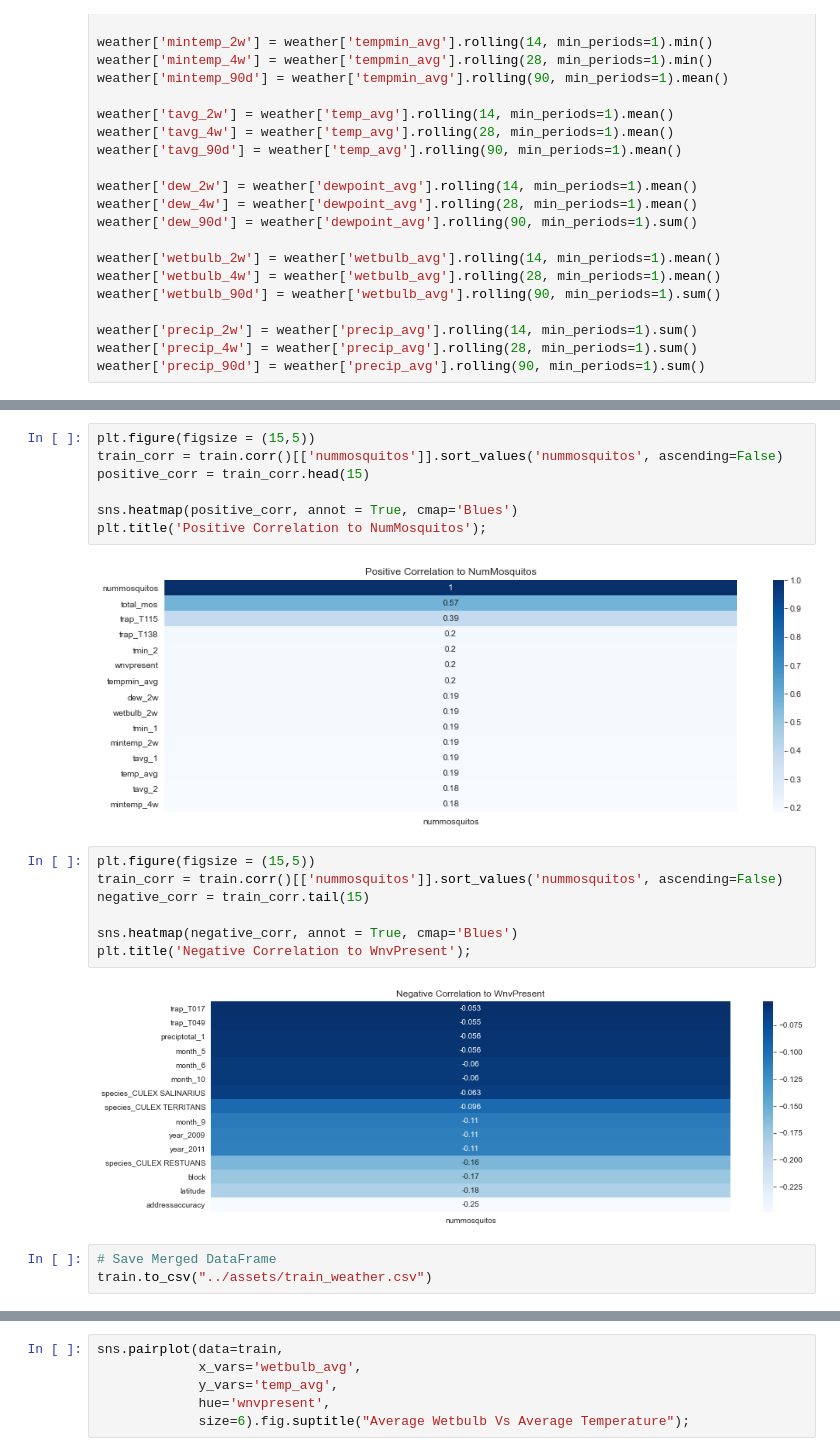
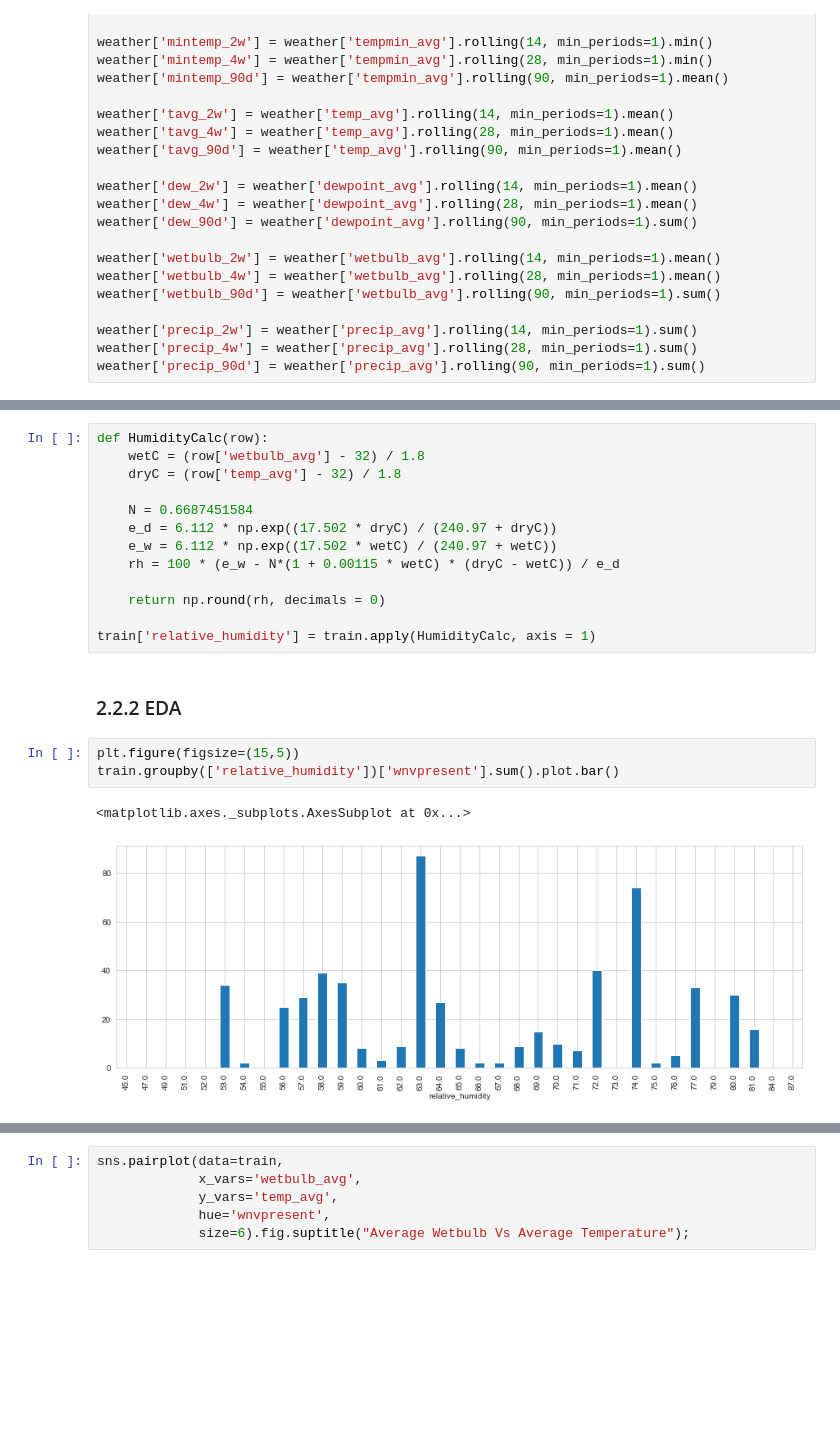
Before and after one commit to chevalier88/GA_Project_4_Advanced_Supervised_Learning, a Jupyter notebook: codes/for merge before master.ipynb, the cells around one changed output, grey strips where cells are left out. Saved outputs shown, nothing was run; the diff lists cells and outputs as text; blank space fills up the shorter version.

```diff
--- a/codes/for merge before master.ipynb
+++ b/codes/for merge before master.ipynb
@@ -871,21 +835,21 @@ plt.title('Negative Correlation to WnvPresent');
-# %%
-plt.figure(figsize = (15,5))
-train_corr = train.corr()[['nummosquitos']].sort_values('nummosquitos', ascending=False)
-positive_corr = train_corr.head(15)
-
-sns.heatmap(positive_corr, annot = True, cmap='Blues')
-plt.title('Positive Correlation to NumMosquitos');
-# %% [output]
-[figure, removed]
-# %%
-plt.figure(figsize = (15,5))
-train_corr = train.corr()[['nummosquitos']].sort_values('nummosquitos', ascending=False)
-negative_corr = train_corr.tail(15)
-
-sns.heatmap(negative_corr, annot = True, cmap='Blues')
-plt.title('Negative Correlation to WnvPresent');
-# %% [output]
-[figure, removed]
-# %%
-# Save Merged DataFrame
-train.to_csv("../assets/train_weather.csv")
+# %%
+def HumidityCalc(row):
+    wetC = (row['wetbulb_avg'] - 32) / 1.8
+    dryC = (row['temp_avg'] - 32) / 1.8
+
+    N = 0.6687451584
+    e_d = 6.112 * np.exp((17.502 * dryC) / (240.97 + dryC))
+    e_w = 6.112 * np.exp((17.502 * wetC) / (240.97 + wetC))
+    rh = 100 * (e_w - N*(1 + 0.00115 * wetC) * (dryC - wetC)) / e_d
+
+    return np.round(rh, decimals = 0)
+
+train['relative_humidity'] = train.apply(HumidityCalc, axis = 1)
+# %% [markdown]
+### 2.2.2 EDA
+# %%
+plt.figure(figsize=(15,5))
+train.groupby(['relative_humidity'])['wnvpresent'].sum().plot.bar()
+# %% [output]
+<matplotlib.axes._subplots.AxesSubplot at 0x...>
+[figure, added]
```
Also changed, not shown: parts of 25 cells of this notebook.
